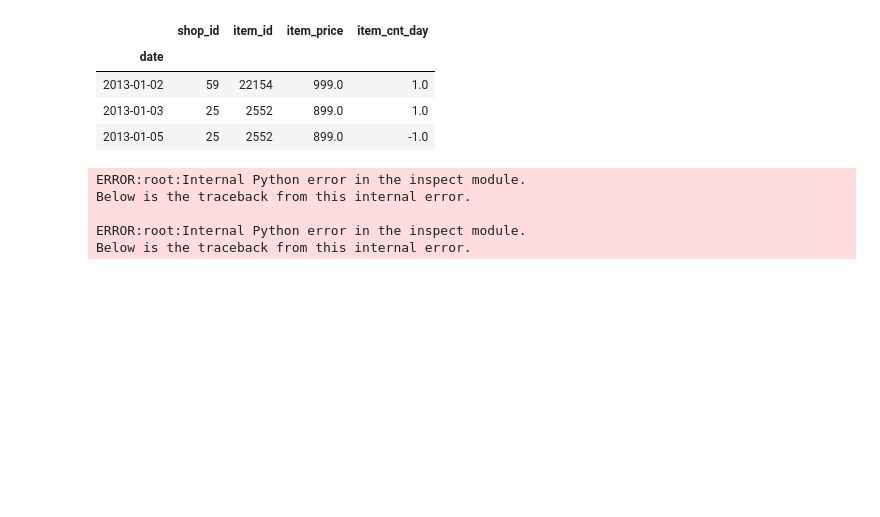
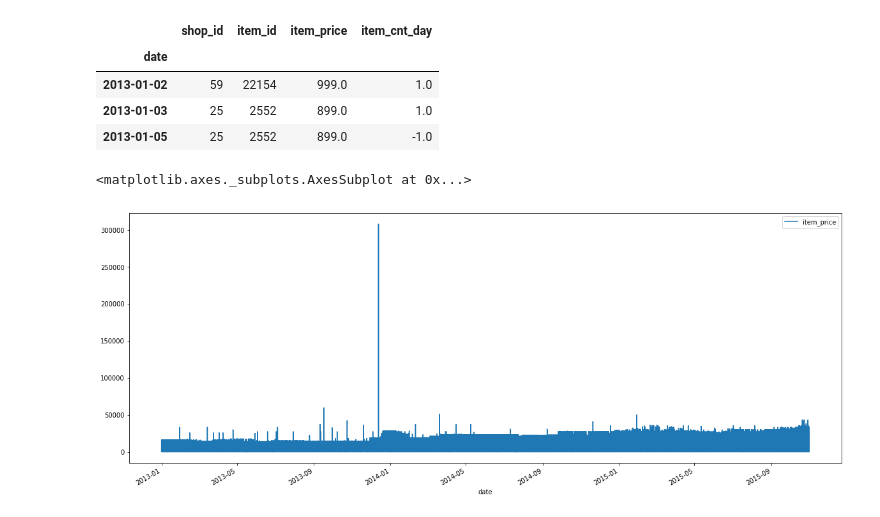
Before and after one commit to BSayon/Predict-Future-Sales-Kaggle-Competition-, a Jupyter notebook: analysis.ipynb, the cells around one changed output. Drawn from its saved outputs; the diff is of its cells as text; code cells hidden in the pictures; blank space fills up the shorter version.

```diff
--- a/analysis.ipynb
+++ b/analysis.ipynb
@@ -100,23 +102,22 @@ sales_train.head(3)
 | 2013-01-02 | 59 | 22154 | 999.0 | 1.0 |
 | 2013-01-03 | 25 | 2552 | 899.0 | 1.0 |
 | 2013-01-05 | 25 | 2552 | 899.0 | -1.0 |
+# %%
+sales_train.loc[:,['item_price']].plot(figsize=(20,8))
+# %% [output]
+<matplotlib.axes._subplots.AxesSubplot at 0x...>
+[figure, added]
 # %%
-temp = sales_train.loc[:,['item_price']]
-data = go.Scatter(
-    x = temp.index,
-    y = temp.values,
-    mode = 'markers+lines',
-    name = 'item_price'
-)
-layout = go.Layout(
-    title = 'Item price graph',
-    template = 'plotly_dark'
-)
-fig = go.Figure(data=data, layout=layout)
-plo.iplot(fig)
+# temp = sales_train.loc[:,['item_price']]
+# data = go.Scatter(
+#     x = temp.index,
+#     y = temp.values,
+#     mode = 'markers+lines',
+#     name = 'item_price'
+# )
+# layout = go.Layout(
+#     title = 'Item price graph',
+#     template = 'plotly_dark'
+# )
+# fig = go.Figure(data=data, layout=layout)
+# plo.iplot(fig)
-# %% [output]
-ERROR:root:Internal Python error in the inspect module.
-Below is the traceback from this internal error.
-
-ERROR:root:Internal Python error in the inspect module.
-Below is the traceback from this internal error.
```
Also changed, not shown: parts of 15 cells of this notebook, 2 other files.
